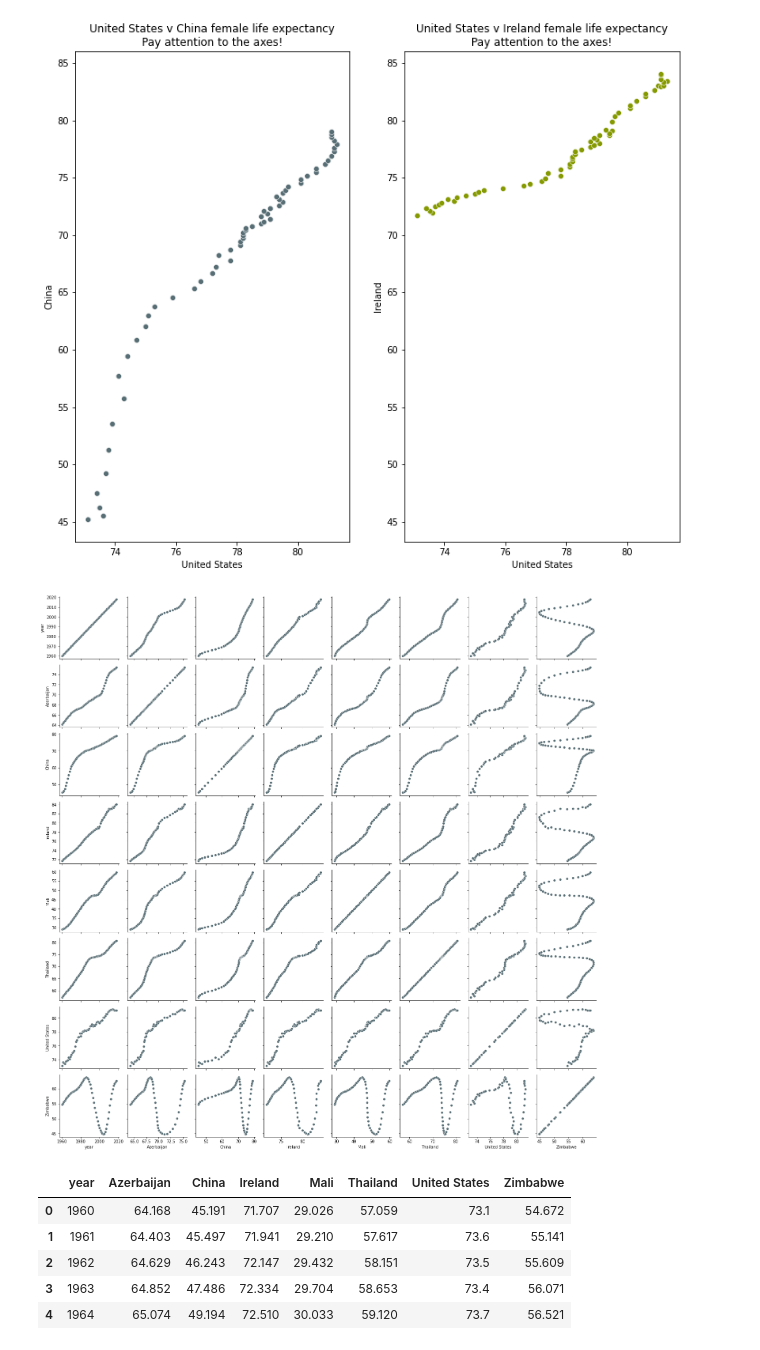
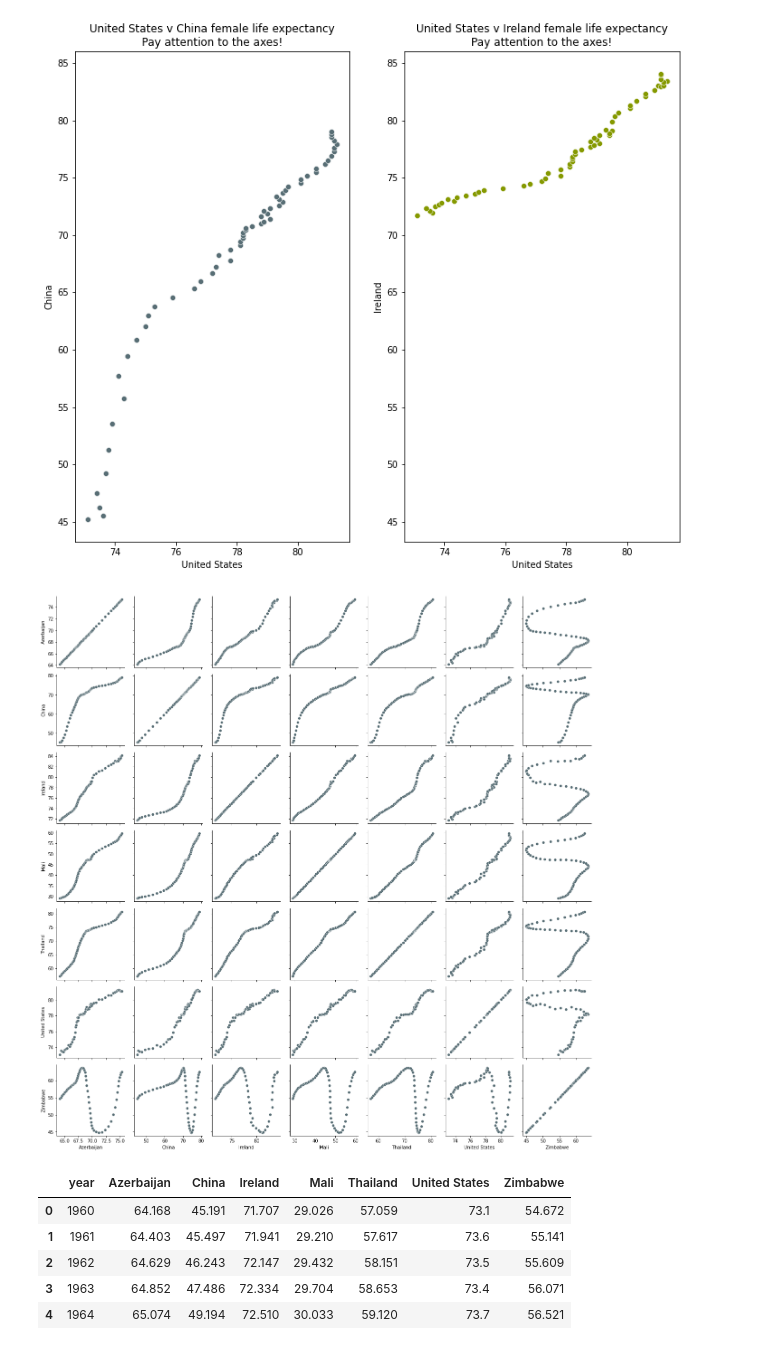
Before and after one commit to brendanrbrown/stor155_sp21, a Jupyter notebook: notebooks/wb_health.ipynb, the cells around one changed output. Saved outputs shown, nothing was run; the diff lists cells and outputs as text; code cells hidden in the pictures.

```diff
--- a/notebooks/wb_health.ipynb
+++ b/notebooks/wb_health.ipynb
@@ -117,10 +117,10 @@ plt.savefig('images/wb_lifexpec_scatter_align.jpeg')
 # %%
 # do them all with seaborn
 
-sns.PairGrid(d).map(sns.scatterplot, color = '#586e75')
+sns.PairGrid(d.drop(columns = 'year')).map(sns.scatterplot, color = '#586e75')
 plt.savefig('images/wb_lifexpec_scatter_all.jpeg')
 # %% [output]
-[figure, old version]
+[figure, new version]
 # %%
 d.head()
 # %% [output]
```
Also changed, not shown: parts of 13 cells of this notebook, 6 other files.
